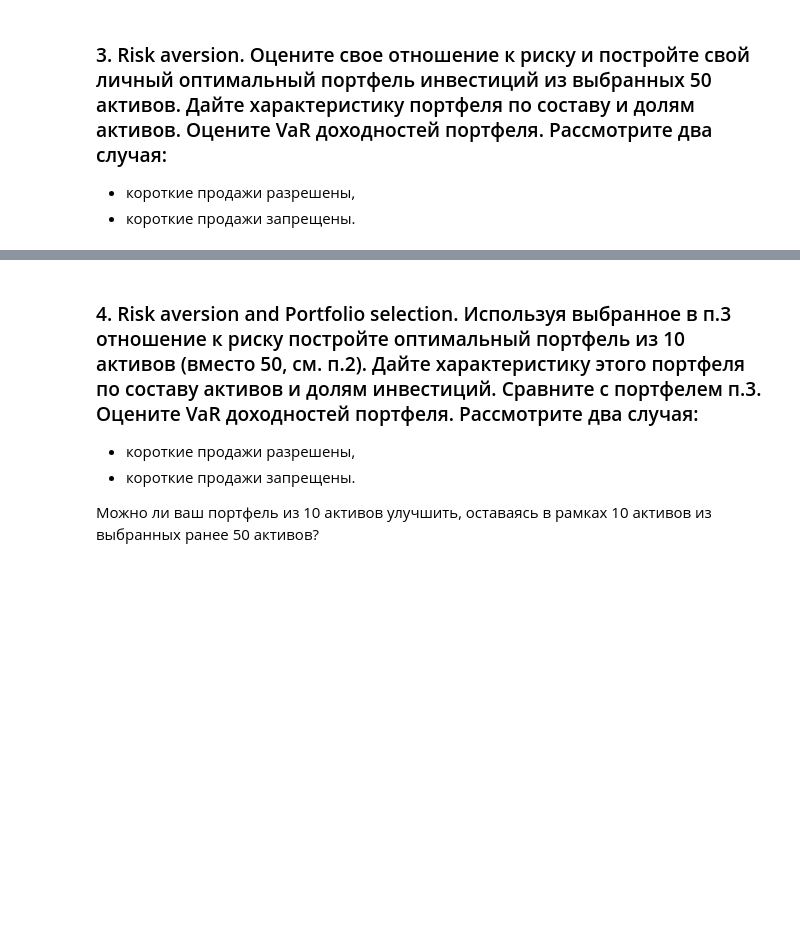
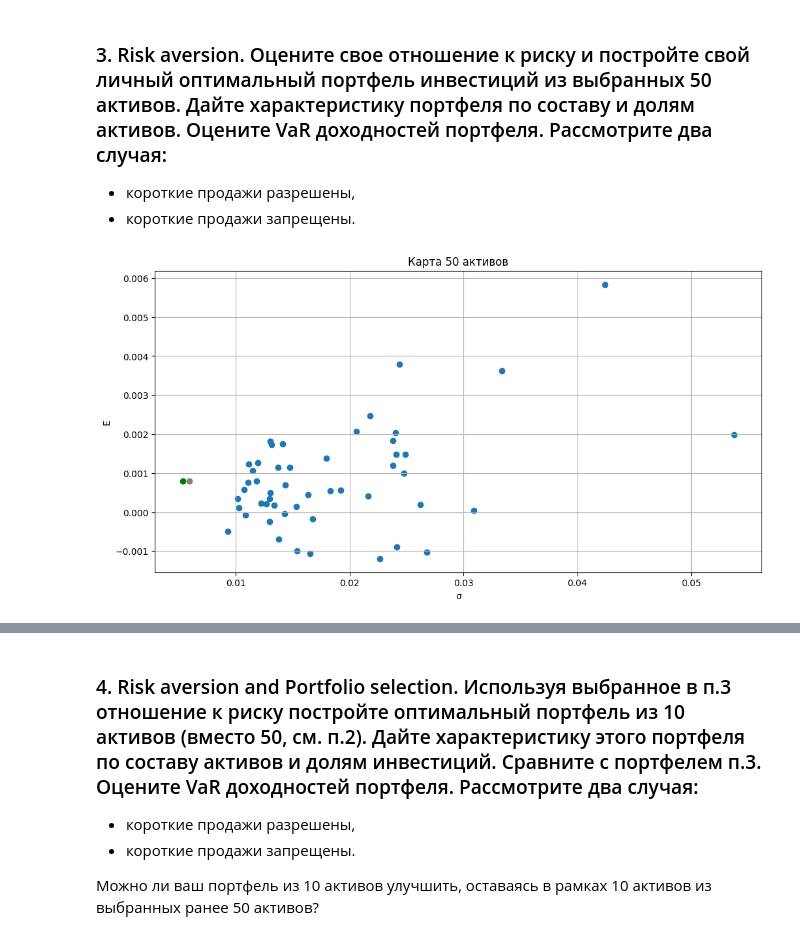
Before and after one commit to LevBugrov/financial-transaction-models, a Jupyter notebook: lab2.ipynb, the cells around one changed output, grey strips where cells are left out. Saved outputs shown, nothing was run; the diff lists cells and outputs as text; code cells hidden in the pictures; blank space fills up the shorter version.

```diff
--- a/lab2.ipynb
+++ b/lab2.ipynb
@@ -422,3 +422,33 @@ plt.show()
 ### 3. Risk aversion. Оцените свое отношение к риску и постройте свой личный оптимальный портфель инвестиций из выбранных 50 активов.  Дайте характеристику портфеля по составу и долям активов. Оцените VaR доходностей портфеля. Рассмотрите два случая:
 - короткие продажи разрешены,
 - короткие продажи запрещены.
+# %%
+def VaR_info(losses):
+    confidence_lvl = [0.9, 0.95, 0.99]
+    for alpha in confidence_lvl:
+        losses = -losses
+        out = losses.quantile(alpha)
+        print(f' - Потери не превысят {out:.4f} с {alpha} уверенностью.')
+
+target_E = 20/100/254
+# %%
+x_min_risk_my = optimize_portfolio(E, cov_matrix, bounds = ((None, None),), target_return=target_E)
+min_risk_my = risk_porfolio(x_min_risk_my, cov_matrix)
+E_mr_my = np.dot(x_min_risk_my, E)
+# %%
+x_min_risk_ns_my = optimize_portfolio(E, cov_matrix, bounds = ((0.0, 1.0),), target_return=target_E)
+min_risk_ns_my = risk_porfolio(x_min_risk_ns_my, cov_matrix)
+E_mr_ns_my = np.dot(x_min_risk_ns_my, E)
+# %%
+plt.figure(figsize=(12, 6))
+plt.xlabel('σ')
+plt.ylabel('E')
+plt.grid(True)
+plt.title("Карта 50 активов")
+plt.scatter(vars, E)
+plt.scatter(min_risk_my, E_mr_my, c='green', label="Выбранный портфель из 50 активов с короткими продажами")
+plt.scatter(min_risk_ns_my, E_mr_ns_my, c='gray', label="Выбранный портфель из 50 активов без коротких продаж")
+
+plt.show()
+# %% [output]
+[figure, added]
```
Also changed, not shown: parts of 8 cells of this notebook.
